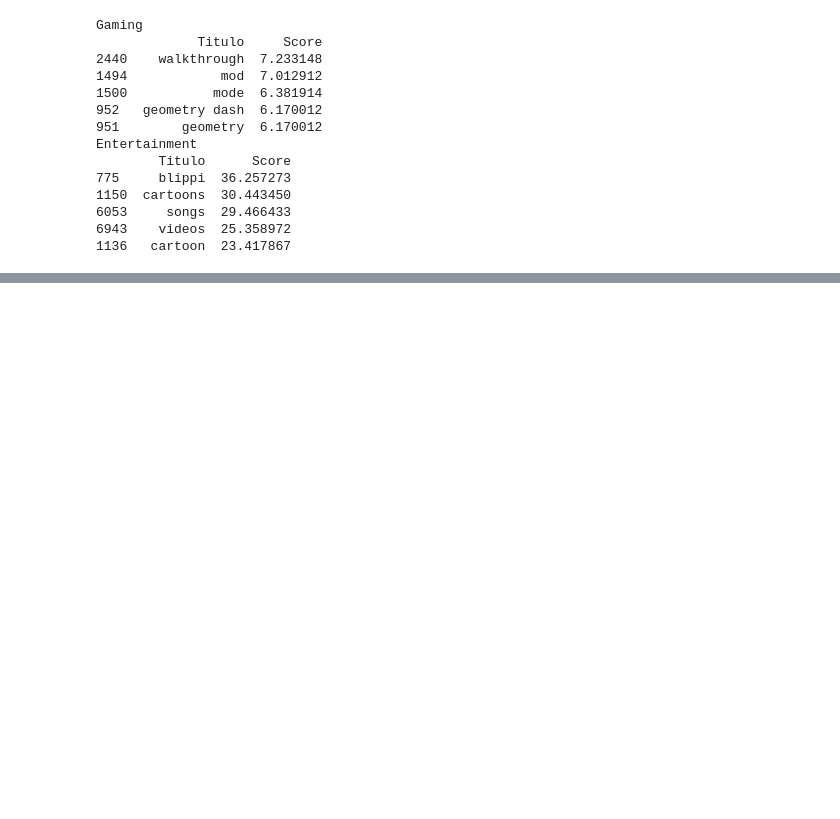
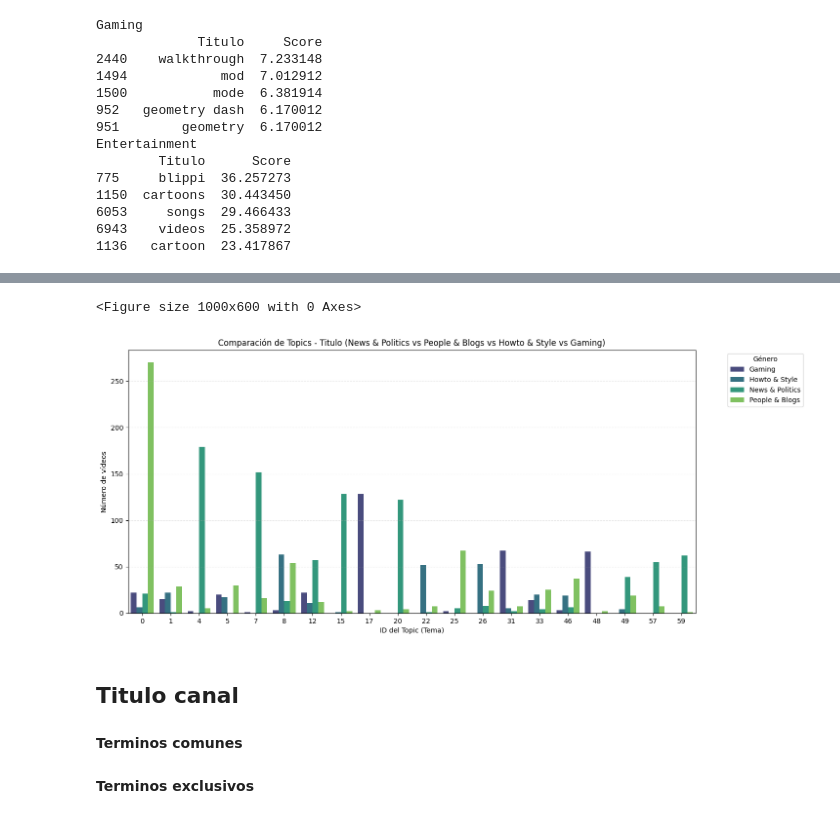
Before and after one commit to UCM-GIDIA-PD1/c2526-R1, a Jupyter notebook: src/analisis_generos_proceso.ipynb, the cells around one changed output, grey strips where cells are left out. Cells and saved outputs as stored; diff of their text form; code cells hidden in the pictures; blank space fills up the shorter version.

```diff
--- a/src/analisis_generos_proceso.ipynb
+++ b/src/analisis_generos_proceso.ipynb
@@ -410,0 +279,3 @@ plt.show()
+# %%
+#BERTOPIC SOLUCIONAR
+topic_model_titulo, df_bertopic_titulo, temas_bertopic_titulo = utils.analizar_bertopic_dict(diccionario_top, "Titulo")
@@ -410,0 +310,11 @@ plt.show()
+# %%
+generos_a_comparar = ["News & Politics", "People & Blogs", "Howto & Style", "Gaming"]
+
+plt.figure(figsize=(10,6))
+utils.graficar_bertopic_multiple(df_bertopic_titulo, generos_a_comparar, "Titulo")
+plt.show()
+# %% [output]
+<Figure size 1000x600 with 0 Axes>
+[figure, added]
+# %% [markdown]
+## Titulo canal
@@ -410,0 +326,2 @@ plt.show()
+# %% [markdown]
+**Terminos comunes**
@@ -410,0 +332,2 @@ plt.show()
+# %% [markdown]
+**Terminos exclusivos**
```
Also changed, not shown: parts of 26 cells of this notebook, 2 other files.
